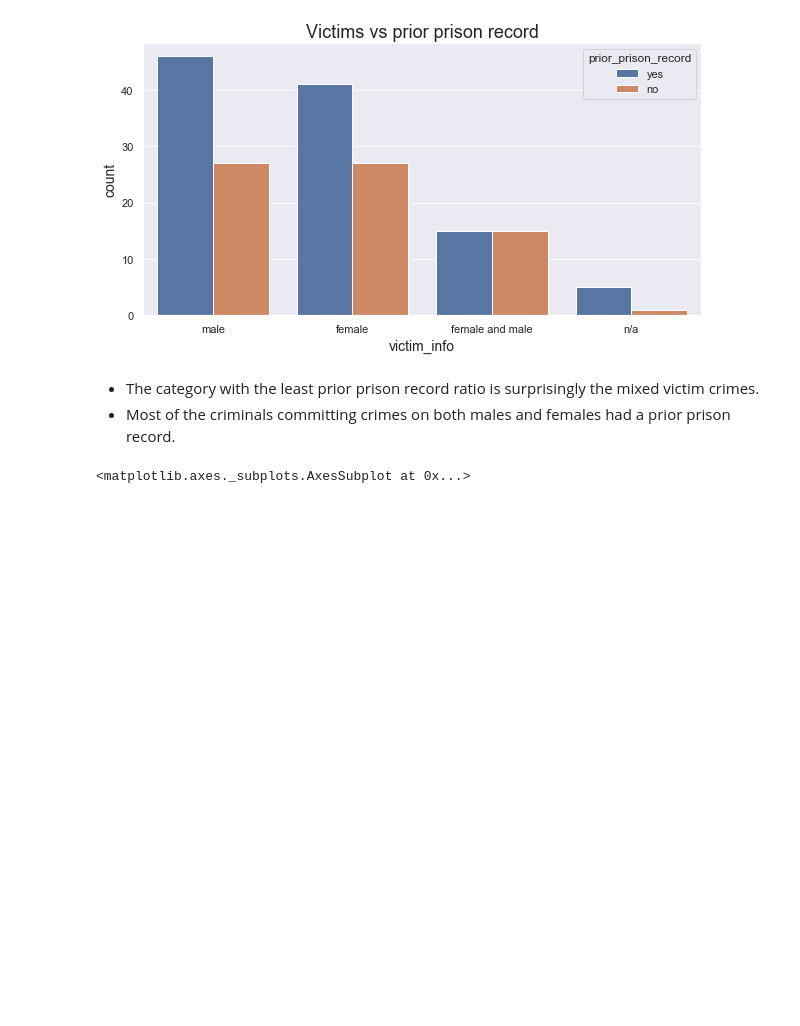
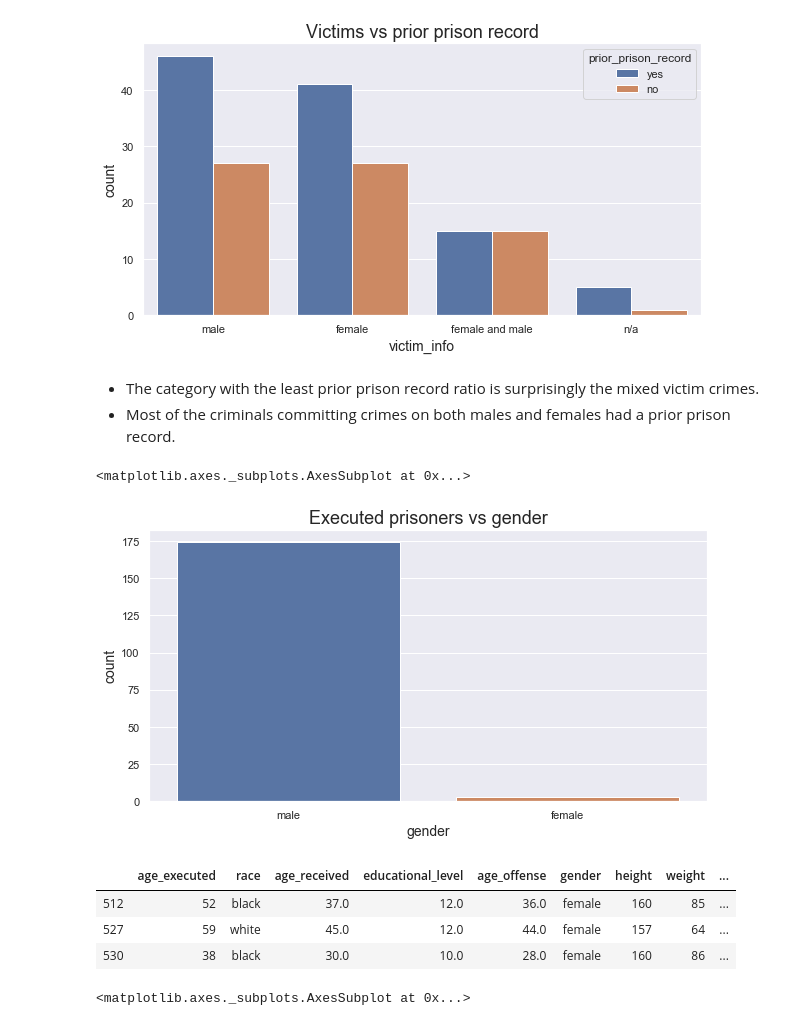
Before and after one commit to Kayaae/death_row_project, a Jupyter notebook: Deathrow.ipynb, the cells around one changed output. Cells and saved outputs as stored; diff of their text form; code cells hidden in the pictures; blank space fills up the shorter version.

```diff
--- a/Deathrow.ipynb
+++ b/Deathrow.ipynb
@@ -529,6 +533,22 @@ sns.countplot(x="victim_info", hue="prior_prison_record", data=X_slim)
 # %% [markdown]
 - The category with the least prior prison record ratio is surprisingly the mixed victim crimes.
 - Most of the criminals committing crimes on both males and females had a prior prison record.
+# %%
+plt.figure(figsize=(10,5))
+plt.title("Executed prisoners vs gender")
+plt.rcParams['axes.labelsize'] = 14
+plt.rcParams['axes.titlesize'] = 18
+sns.countplot(x="gender", data=X_slim)
+# %% [output]
+<matplotlib.axes._subplots.AxesSubplot at 0x...>
+[figure, added]
+# %%
+X_slim[X_slim["gender"] == "female"]
+# %% [output]
+|  | age_executed | race | age_received | educational_level | age_offense | gender | height | weight | ... |
+| 512 | 52 | black | 37.0 | 12.0 | 36.0 | female | 160 | 85 | ... |
+| 527 | 59 | white | 45.0 | 12.0 | 44.0 | female | 157 | 64 | ... |
+| 530 | 38 | black | 30.0 | 10.0 | 28.0 | female | 160 | 86 | ... |
 # %%
 plt.figure(figsize=(10,5))
 plt.title("Executed prisoners vs race")
```
Also changed, not shown: parts of 33 cells of this notebook.
